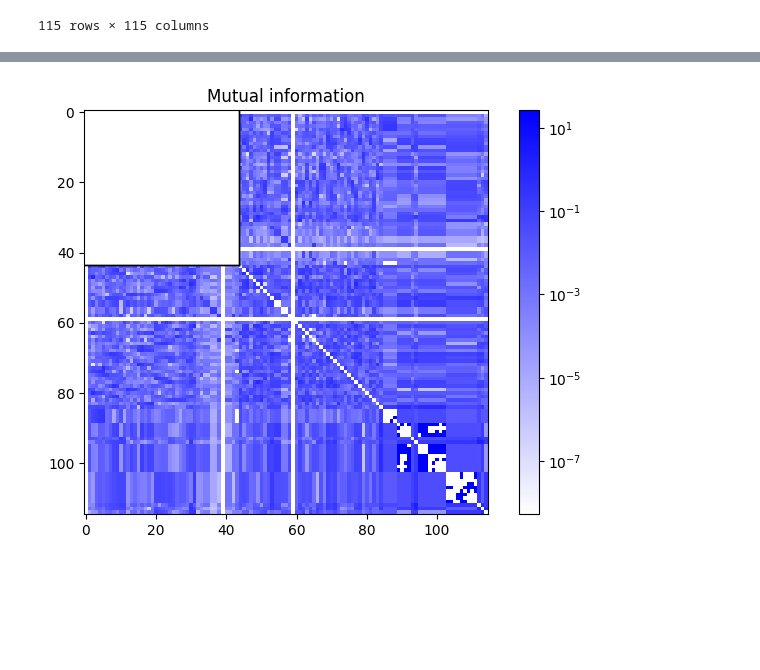
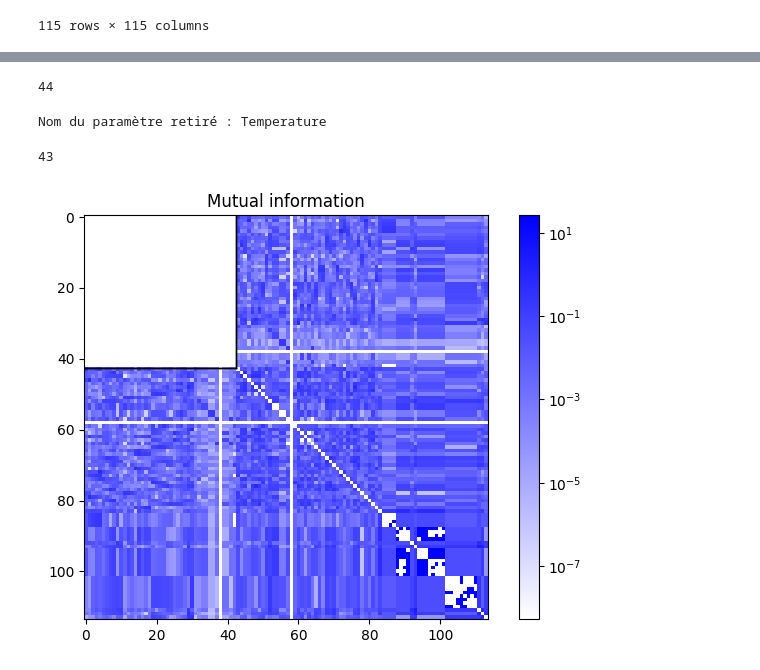
Before and after one commit to tuturax/BadAss, a Jupyter notebook: test_class.ipynb, the cells around one changed output, grey strips where cells are left out. Saved outputs shown, nothing was run; the diff lists cells and outputs as text; code cells hidden in the pictures; blank space fills up the shorter version.

```diff
--- a/test_class.ipynb
+++ b/test_class.ipynb
@@ -599,4 +584,16 @@ Name: H2O, dtype: float64
+# %%
+momo.parameters.df.shape[0]
+# %% [output]
+44
+# %%
+momo.parameters.remove("Temperature")
+# %% [output]
+Nom du paramètre retiré : Temperature
+# %%
+momo.elasticity.p.shape[1]
+# %% [output]
+43
 # %%
-momo.plot(result="mi")
+momo.plot(result='MI')
 # %% [output]
-[figure, old version]
+[figure, new version]
```
Also changed, not shown: parts of 9 cells of this notebook, 5 other files.
